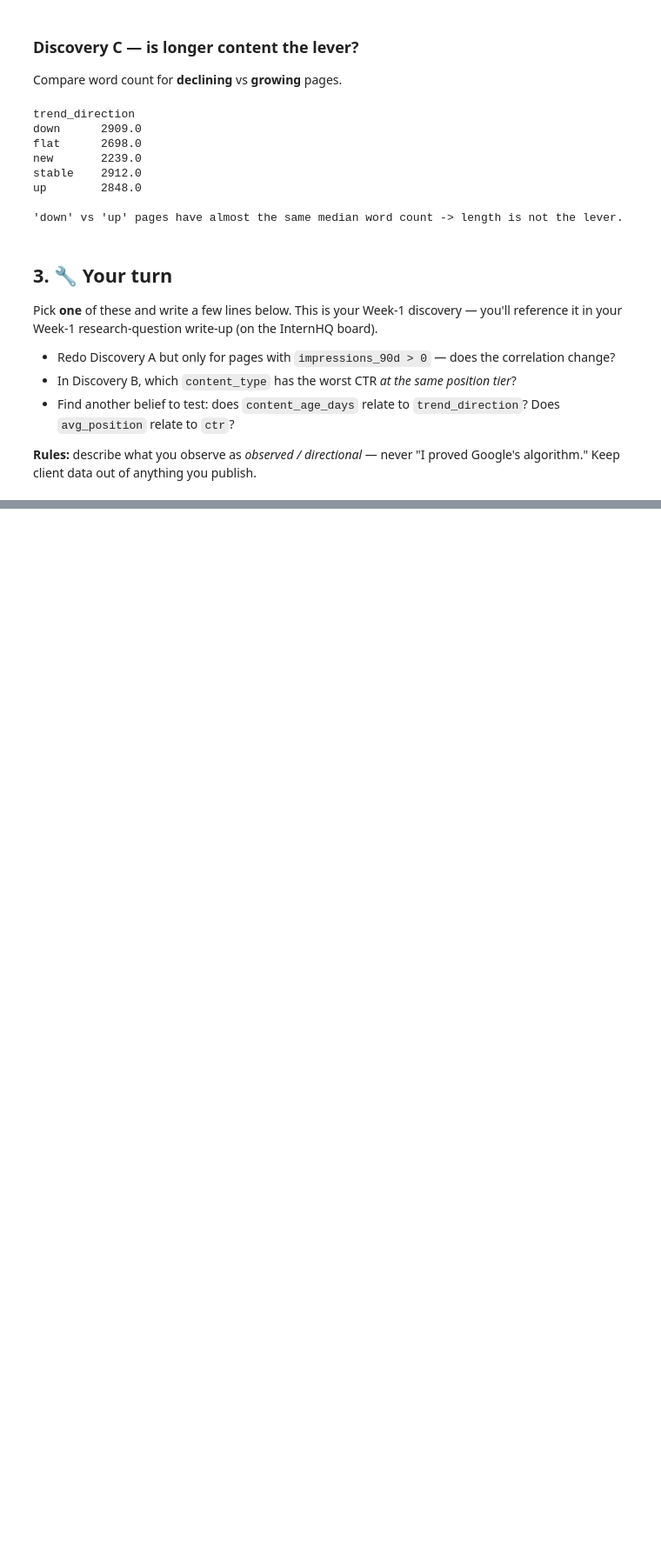
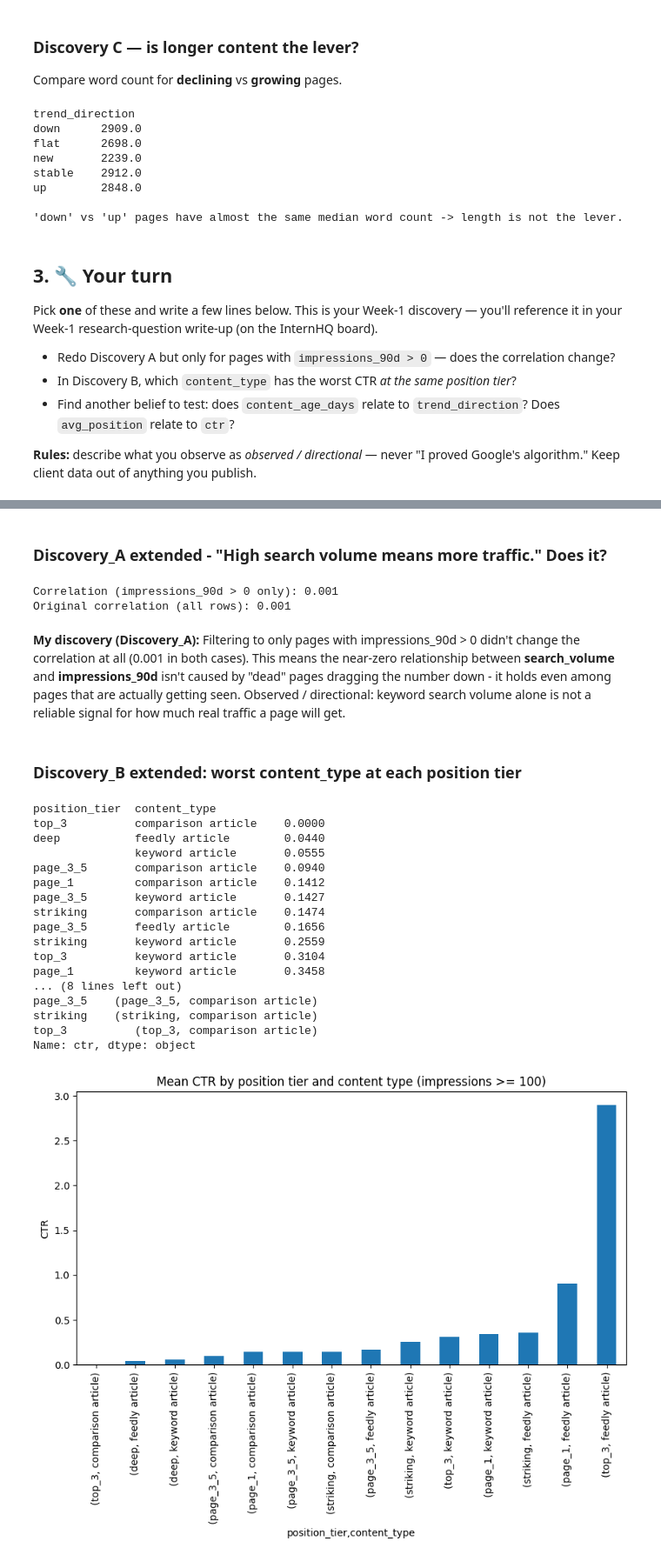
Before and after one commit to khaled-dragon/ML-intern, a Jupyter notebook: notebooks/01_first_look_and_discovery.ipynb, the cells around one changed output, grey strips where cells are left out. Shown at 87% size. Cells and saved outputs as stored; diff of their text form; code cells hidden in the pictures; blank space fills up the shorter version.

```diff
--- a/notebooks/01_first_look_and_discovery.ipynb
+++ b/notebooks/01_first_look_and_discovery.ipynb
@@ -158,0 +154,48 @@ Next: `02_your_first_readable_model.ipynb` — where the model becomes a rule yo
+# %% [markdown]
+### Discovery_A **extended** - "High search volume means more traffic." Does it?
+# %%
+# Discovery A revisited: only pages with real impressions (impressions>0)
+visible_pages = df[df["impressions_90d"] > 0]
+corr_visible = visible_pages["search_volume"].corr(visible_pages["impressions_90d"])
+print(f"Correlation (impressions_90d > 0 only): {corr_visible:.3f}")
+print(f"Original correlation (all rows): {df['search_volume'].corr(df['impressions_90d']):.3f}")
+# %% [output]
+Correlation (impressions_90d > 0 only): 0.001
+Original correlation (all rows): 0.001
+# %% [markdown]
+**My discovery (Discovery_A):**
+Filtering to only pages with impressions_90d > 0 didn't change the correlation at all
+(0.001 in both cases). This means the near-zero relationship between **search_volume** and
+**impressions_90d** isn't caused by "dead" pages dragging the number down - it holds even
+among pages that are actually getting seen. Observed / directional: keyword search volume
+alone is not a reliable signal for how much real traffic a page will get.
+# %% [markdown]
+### Discovery_B **extended**: worst content_type at each position tier
+# %%
+visible = df[df["impressions_90d"] >= 100]
+ctr_by_pos_type = visible.groupby(["position_tier", "content_type"])["ctr"].mean().sort_values()
+print(ctr_by_pos_type.round(4).to_string())
+ctr_by_pos_type.plot(kind="bar", figsize=(10,5), title="Mean CTR by position tier and content type (impressions >= 100)", ylabel="CTR");
+
+print("\n--- Worst content_type per position tier ---")
+worst_per_tier = visible.groupby(["position_tier", "content_type"])["ctr"].mean().groupby("position_tier").idxmin()
+print(worst_per_tier)
+# %% [output]
+position_tier  content_type
+top_3          comparison article    0.0000
+deep           feedly article        0.0440
+               keyword article       0.0555
+page_3_5       comparison article    0.0940
+page_1         comparison article    0.1412
+page_3_5       keyword article       0.1427
+striking       comparison article    0.1474
+page_3_5       feedly article        0.1656
+striking       keyword article       0.2559
+top_3          keyword article       0.3104
+page_1         keyword article       0.3458
+... (8 lines left out)
+page_3_5    (page_3_5, comparison article)
+striking    (striking, comparison article)
+top_3          (top_3, comparison article)
+Name: ctr, dtype: object
+[figure, added]
```
Also changed, not shown: parts of 8 cells of this notebook.
